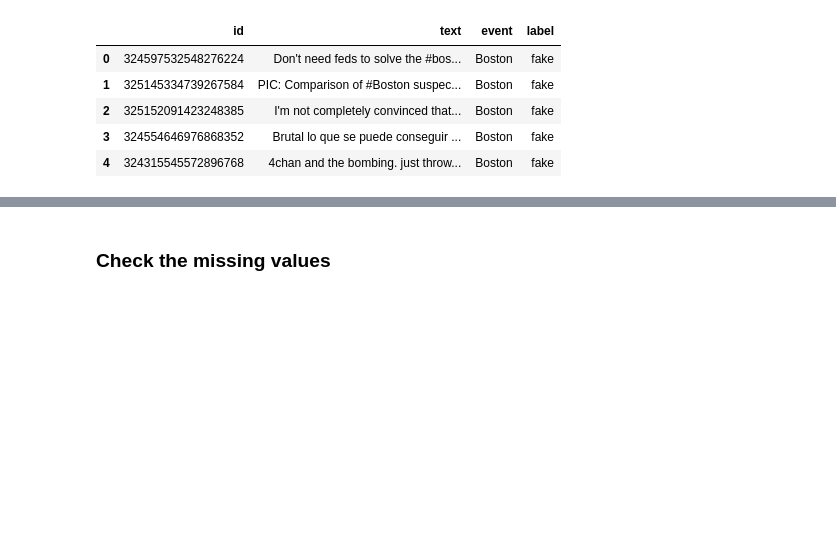
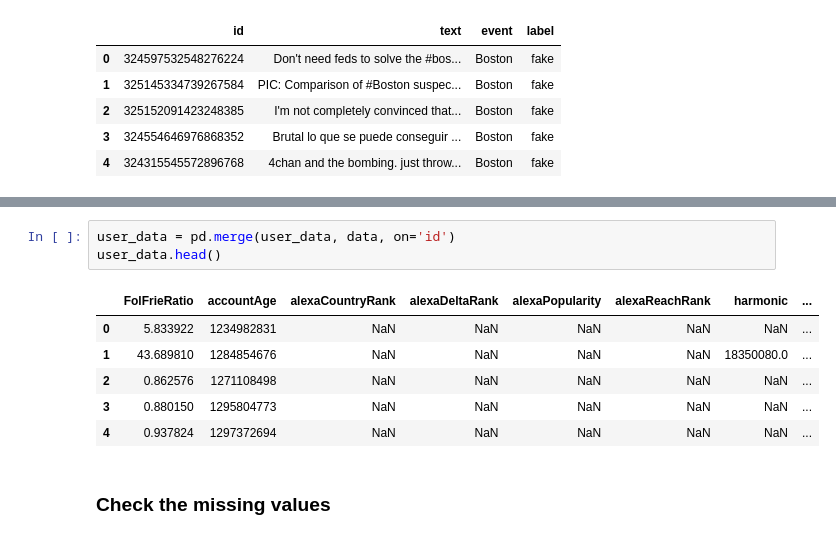
Before and after one commit to christinabo/spot-the-fake, a Jupyter notebook: fake_or_real.ipynb, the cells around one changed output, grey strips where cells are left out. Drawn from its saved outputs; the diff is of its cells as text; blank space fills up the shorter version.

```diff
--- a/fake_or_real.ipynb
+++ b/fake_or_real.ipynb
@@ -81,3 +93,13 @@ user_data.head()
+# %%
+user_data = pd.merge(user_data, data, on='id')
+user_data.head()
+# %% [output]
+|  | FolFrieRatio | accountAge | alexaCountryRank | alexaDeltaRank | alexaPopularity | alexaReachRank | harmonic | ... |
+| 0 | 5.833922 | 1234982831 | NaN | NaN | NaN | NaN | NaN | ... |
+| 1 | 43.689810 | 1284854676 | NaN | NaN | NaN | NaN | 18350080.0 | ... |
+| 2 | 0.862576 | 1271108498 | NaN | NaN | NaN | NaN | NaN | ... |
+| 3 | 0.880150 | 1295804773 | NaN | NaN | NaN | NaN | NaN | ... |
+| 4 | 0.937824 | 1297372694 | NaN | NaN | NaN | NaN | NaN | ... |
 # %% [markdown]
 ### Check the missing values
 # %%
```
Also changed, not shown: parts of 14 cells of this notebook.
